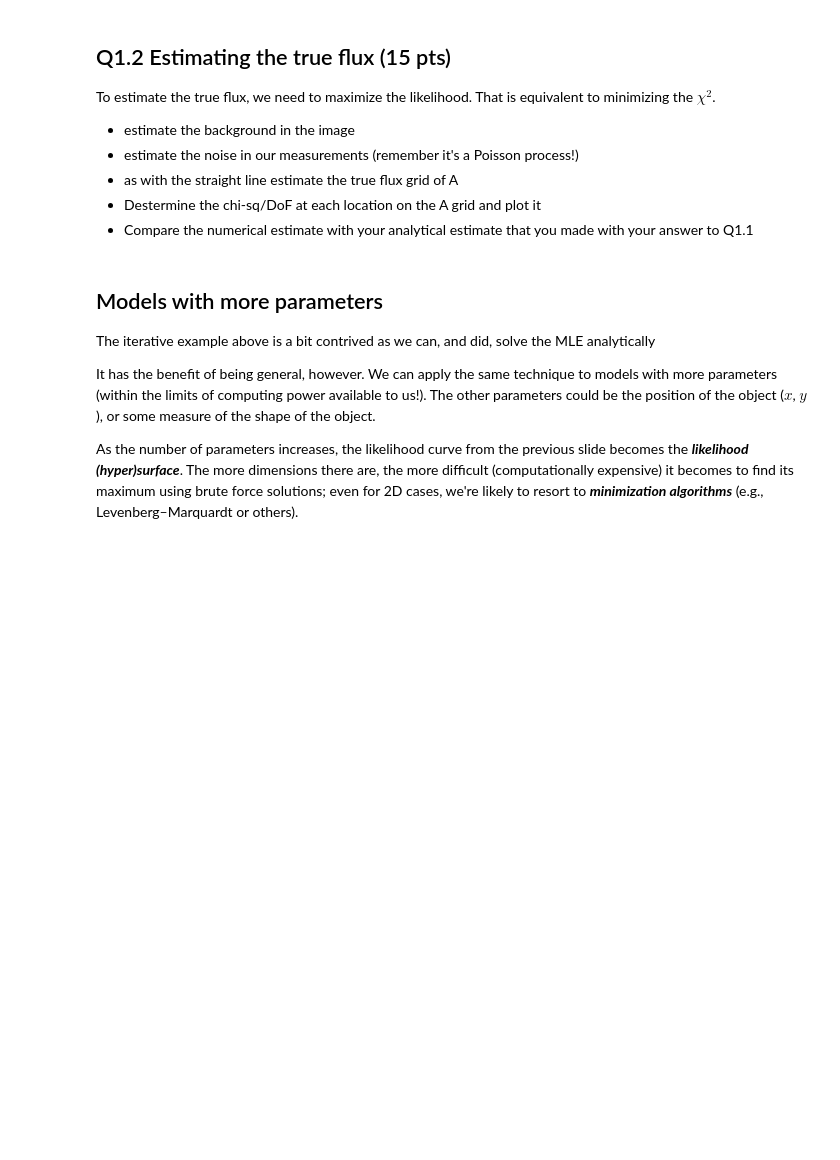
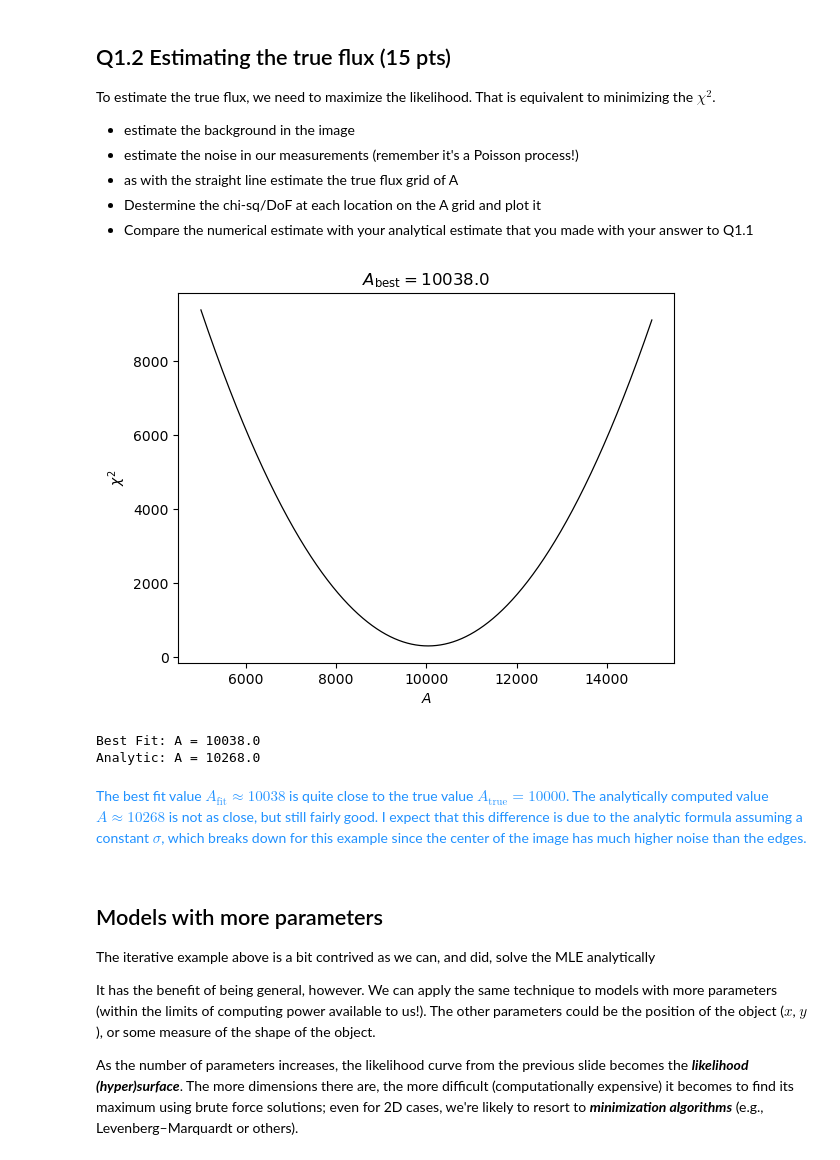
Before and after one commit to gnarayan/ast596_2023_Spring, a Jupyter notebook: homework/SamMemon/hw02/hw02.ipynb, the cells around one changed output. Saved outputs shown, nothing was run; the diff lists cells and outputs as text; code cells hidden in the pictures; blank space fills up the shorter version.

```diff
--- a/homework/SamMemon/hw02/hw02.ipynb
+++ b/homework/SamMemon/hw02/hw02.ipynb
@@ -206,3 +230,51 @@ To estimate the true flux, we need to maximize the likelihood. That is equivalen
+# %%
+# YOUR CODE GOES HERE
+
+# Estimate background as the mean of two outermost squares of pixels
+n = background = 0
+for (i, j) in np.ndindex(image.shape):
+    if i < 2 or j < 2 or i > xdim - 3 or j > ydim - 3:
+        background += image[i, j]
+        n += 1
+background /= n
+
+
+# Estimate noise
+noise = np.sqrt(image)
+
+
+# Get array of A values
+A_grid = np.linspace(5000, 15000, 100000)
+
+
+# Compute chi^2 for each value of A and plot
+psf = makePSF(image.shape, muXtrue, muYtrue, sigmaPSF)
+chisq_grid = np.array([np.sum(((image - background - A * psf) / noise)**2) for A in A_grid])
+A_best = A_grid[chisq_grid.argmin()]
+
+fig, ax = plt.subplots()
+ax.set_xlabel('$A$')
+ax.set_ylabel(r'$\chi^{2}$')
+ax.set_title(rf'$A_{{\rm{{best}}}}={A_best:.1f}$')
+ax.plot(A_grid, chisq_grid, c='Black', lw=0.9)
+plt.show()
+plt.close(fig)
+
+
+# Analytic estimate of A
+A_analytic = np.sum(image * psf) / np.sum(psf**2)
+
+print(f'Best Fit: A = {A_best:.1f}', f'Analytic: A = {A_analytic:.1f}', sep='\n')
+# %% [output]
+[figure, added]
+Best Fit: A = 10038.0
+Analytic: A = 10268.0
+# %% [markdown]
+<div style="color: DodgerBlue">
+
+The best fit value $A_{\text{fit}}\approx10038$ is quite close to the true value $A_{\text{true}}=10000$. The analytically computed value $A\approx10268$ is not as close, but still fairly good. I expect that this difference is due to the analytic formula assuming a constant $\sigma$, which breaks down for this example since the center of the image has much higher noise than the edges.
+
+</div>
 # %% [markdown]
 ## Models with more parameters
 
```
Also changed, not shown: parts of 15 cells of this notebook.
